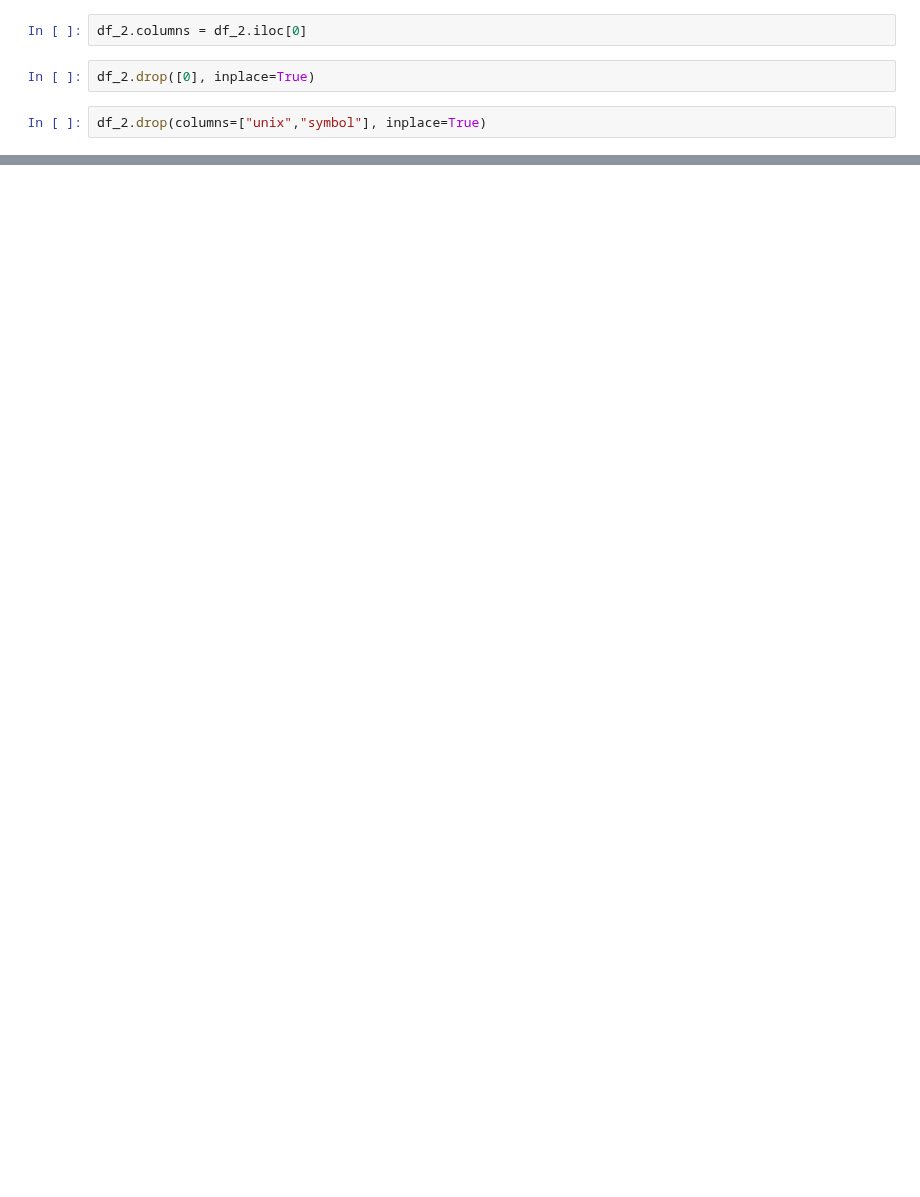
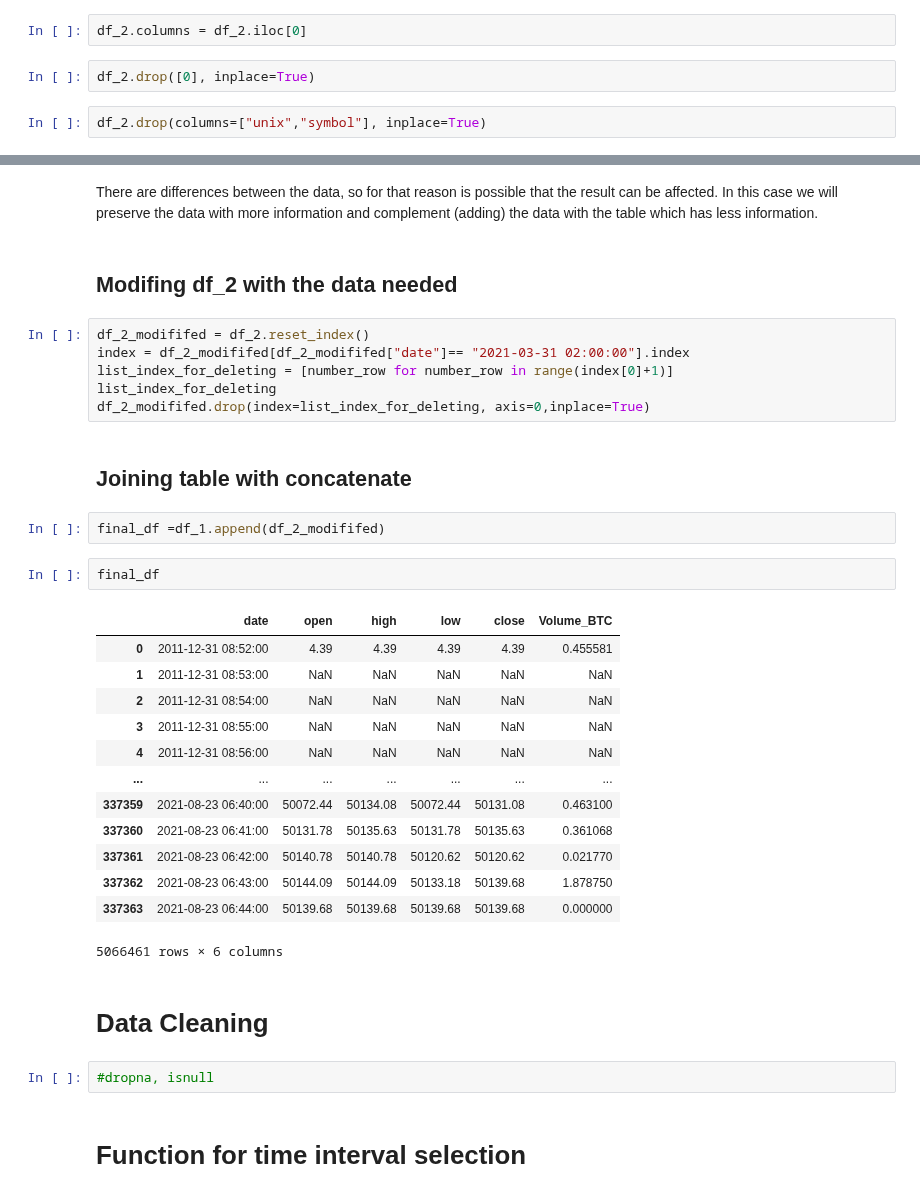
Before and after one commit to timjab92/cryptotrading-indicator, a Jupyter notebook: notebooks/Data_Colecting_Cleaning.ipynb, the cells around one changed output, grey strips where cells are left out. Cells and saved outputs as stored; diff of their text form; blank space fills up the shorter version.

Commit message:
data Prep

```diff
--- a/notebooks/Data_Colecting_Cleaning.ipynb
+++ b/notebooks/Data_Colecting_Cleaning.ipynb
@@ -102,0 +158,37 @@ datetime.datetime(2011, 12, 31, 8, 52)
+# %% [markdown]
+There are differences between the data, so for that reason is possible that the result can be affected.
+In this case we will preserve the data with more information and complement (adding) the data with the table which has less  information.
+# %% [markdown]
+## Modifing df_2 with the data needed
+# %%
+df_2_modififed = df_2.reset_index()
+index = df_2_modififed[df_2_modififed["date"]== "2021-03-31 02:00:00"].index
+list_index_for_deleting = [number_row for number_row in range(index[0]+1)]
+list_index_for_deleting
+df_2_modififed.drop(index=list_index_for_deleting, axis=0,inplace=True)
+# %% [markdown]
+## Joining table with concatenate
+# %%
+final_df =df_1.append(df_2_modififed)
+# %%
+final_df
+# %% [output]
+|  | date | open | high | low | close | Volume_BTC |
+| 0 | 2011-12-31 08:52:00 | 4.39 | 4.39 | 4.39 | 4.39 | 0.455581 |
+| 1 | 2011-12-31 08:53:00 | NaN | NaN | NaN | NaN | NaN |
+| 2 | 2011-12-31 08:54:00 | NaN | NaN | NaN | NaN | NaN |
+| 3 | 2011-12-31 08:55:00 | NaN | NaN | NaN | NaN | NaN |
+| 4 | 2011-12-31 08:56:00 | NaN | NaN | NaN | NaN | NaN |
+| ... | ... | ... | ... | ... | ... | ... |
+| 337359 | 2021-08-23 06:40:00 | 50072.44 | 50134.08 | 50072.44 | 50131.08 | 0.463100 |
+| 337360 | 2021-08-23 06:41:00 | 50131.78 | 50135.63 | 50131.78 | 50135.63 | 0.361068 |
+| 337361 | 2021-08-23 06:42:00 | 50140.78 | 50140.78 | 50120.62 | 50120.62 | 0.021770 |
+| 337362 | 2021-08-23 06:43:00 | 50144.09 | 50144.09 | 50133.18 | 50139.68 | 1.878750 |
+| 337363 | 2021-08-23 06:44:00 | 50139.68 | 50139.68 | 50139.68 | 50139.68 | 0.000000 |
+5066461 rows × 6 columns
+# %% [markdown]
+# Data Cleaning
+# %%
+#dropna, isnull
+# %% [markdown]
+# Function for time interval selection
```
Also changed, not shown: parts of 26 cells of this notebook.
